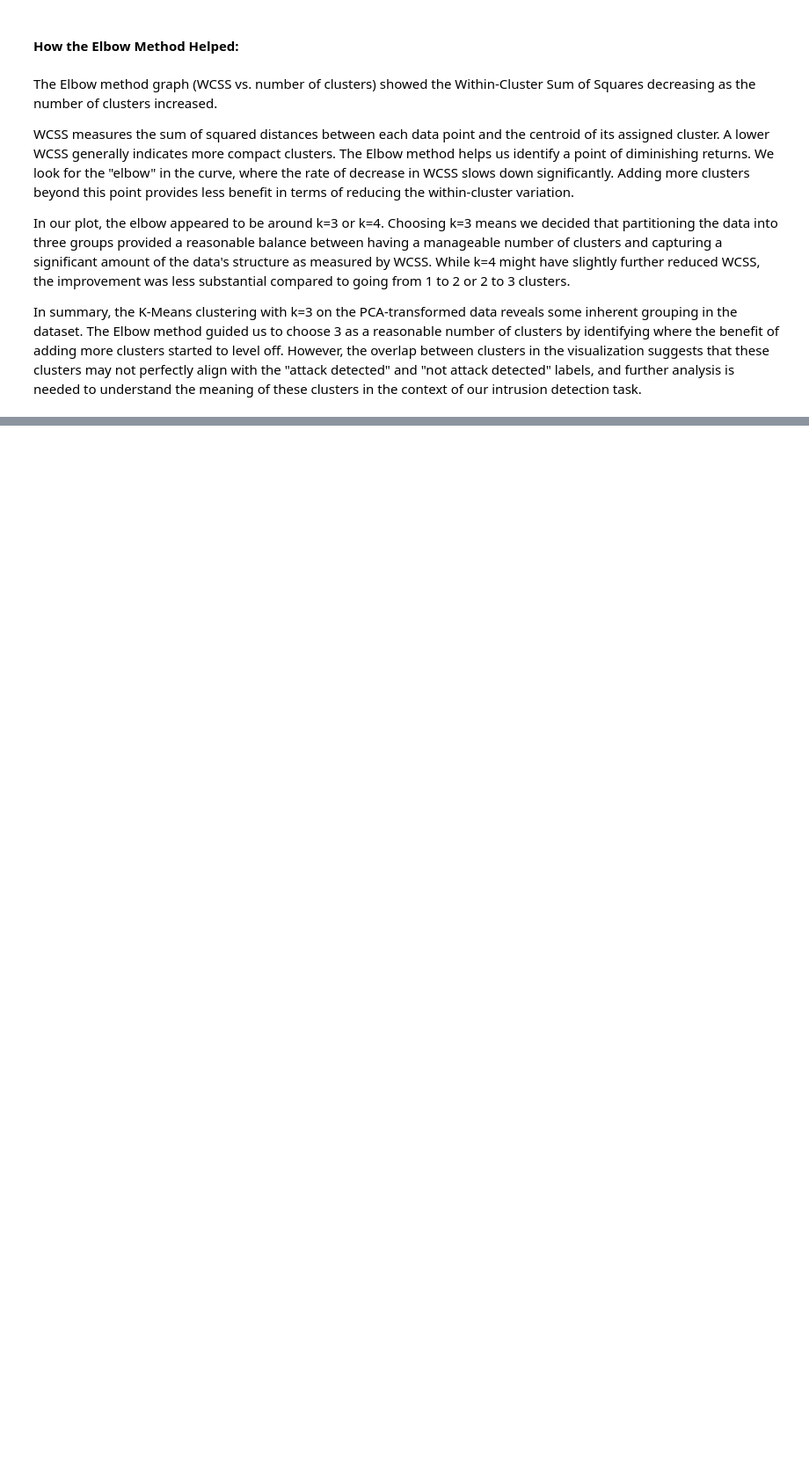
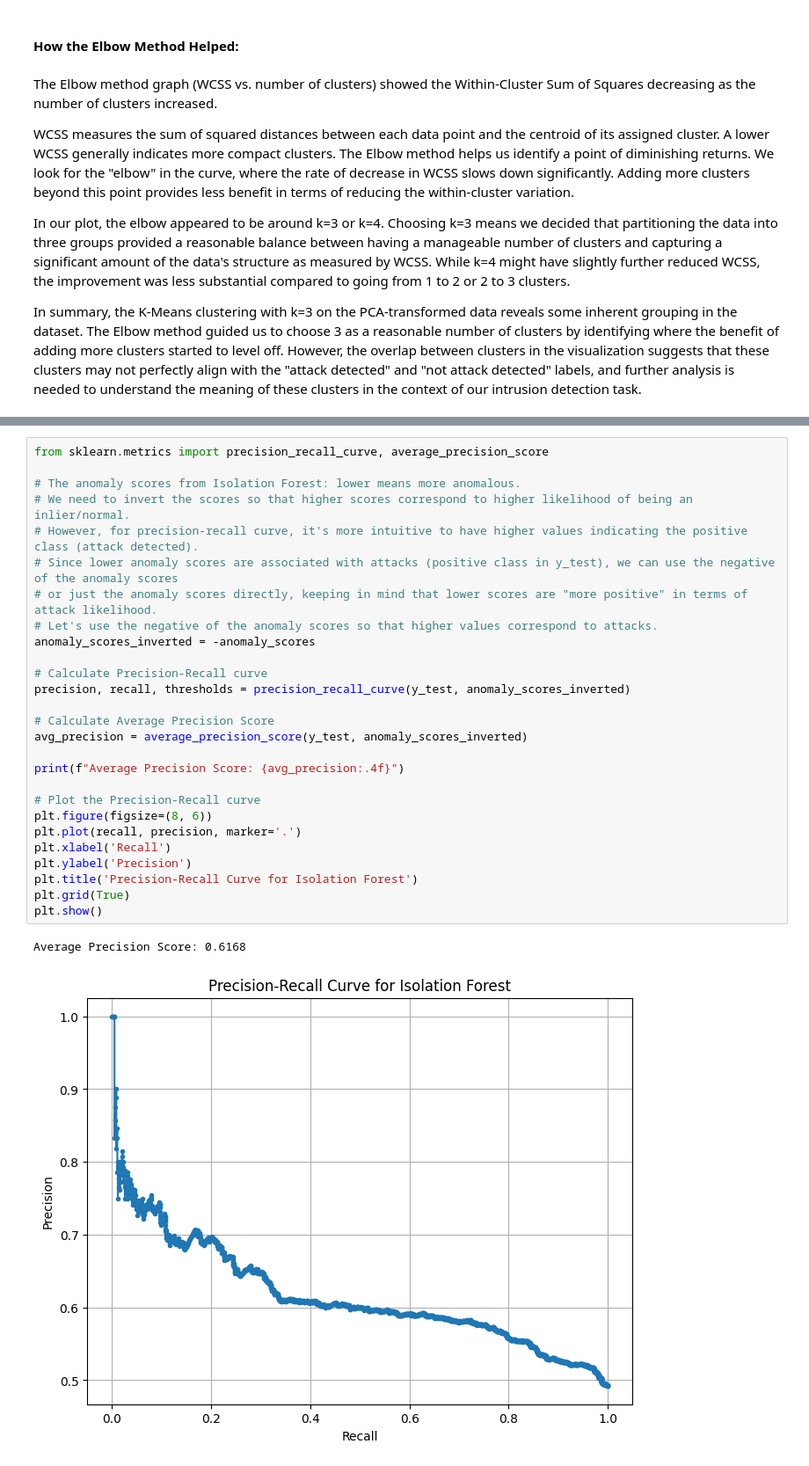
Before and after one commit to aminayusif/Intrudex, a Jupyter notebook: Intrudex_Cybersecurity_Intrusion_Detection_Analysis.ipynb, the cells around one changed output, grey strips where cells are left out. Shown at 88% size. Cells and saved outputs as stored; diff of their text form; blank space fills up the shorter version.

```diff
--- a/Intrudex_Cybersecurity_Intrusion_Detection_Analysis.ipynb
+++ b/Intrudex_Cybersecurity_Intrusion_Detection_Analysis.ipynb
@@ -1008,0 +1098,30 @@ In summary, the K-Means clustering with k=3 on the PCA-transformed data reveals
+# %%
+from sklearn.metrics import precision_recall_curve, average_precision_score
+
+# The anomaly scores from Isolation Forest: lower means more anomalous.
+# We need to invert the scores so that higher scores correspond to higher likelihood of being an inlier/normal.
+# However, for precision-recall curve, it's more intuitive to have higher values indicating the positive class (attack detected).
+# Since lower anomaly scores are associated with attacks (positive class in y_test), we can use the negative of the anomaly scores
+# or just the anomaly scores directly, keeping in mind that lower scores are "more positive" in terms of attack likelihood.
+# Let's use the negative of the anomaly scores so that higher values correspond to attacks.
+anomaly_scores_inverted = -anomaly_scores
+
+# Calculate Precision-Recall curve
+precision, recall, thresholds = precision_recall_curve(y_test, anomaly_scores_inverted)
+
+# Calculate Average Precision Score
+avg_precision = average_precision_score(y_test, anomaly_scores_inverted)
+
+print(f"Average Precision Score: {avg_precision:.4f}")
+
+# Plot the Precision-Recall curve
+plt.figure(figsize=(8, 6))
+plt.plot(recall, precision, marker='.')
+plt.xlabel('Recall')
+plt.ylabel('Precision')
+plt.title('Precision-Recall Curve for Isolation Forest')
+plt.grid(True)
+plt.show()
+# %% [output]
+Average Precision Score: 0.6168
+[figure, added]
```
Also changed, not shown: parts of 27 cells of this notebook.
